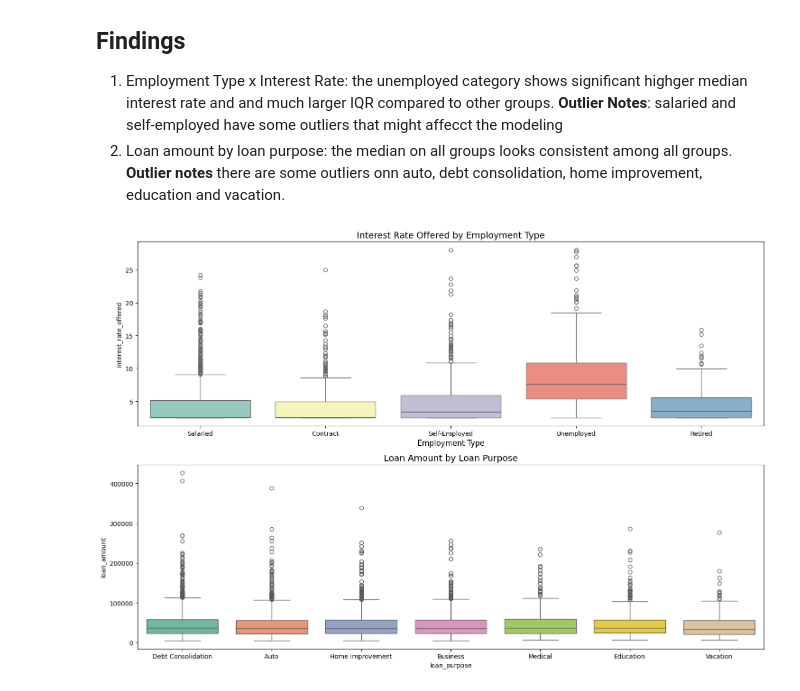
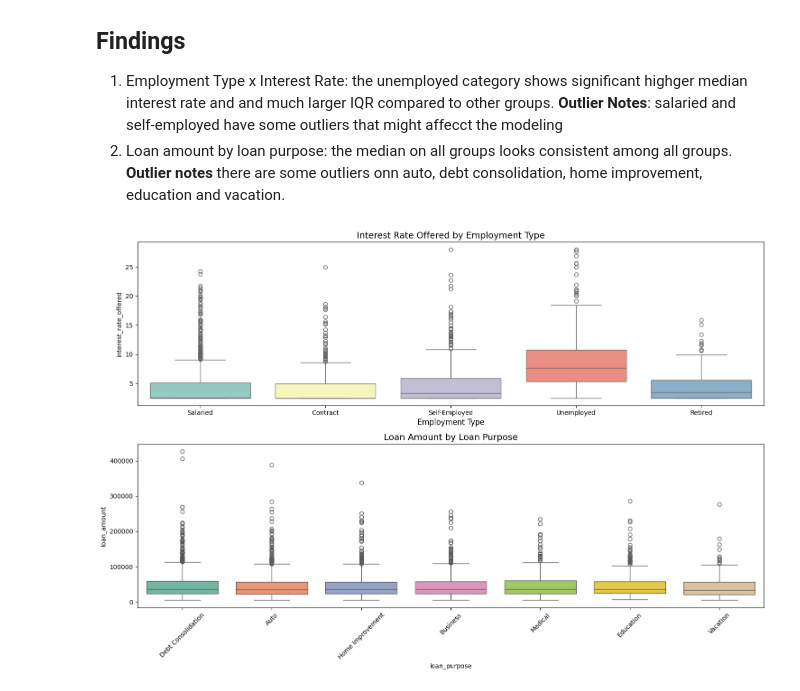
Before and after one commit to Wewds1/ML_Projects, a Jupyter notebook: Loan/notebooks/01_eda.ipynb, the cells around one changed output. Drawn from its saved outputs; the diff is of its cells as text; code cells hidden in the pictures.

```diff
--- a/Loan/notebooks/01_eda.ipynb
+++ b/Loan/notebooks/01_eda.ipynb
@@ -212,17 +212,18 @@ Investigating how numerical values (like the target variable `interest_rate_offe
 # %%
 fig, ax = plt.subplots(2,1,  figsize=(15,10))
 
 
 sns.boxplot(data=df_copy, x='employment_type', y='interest_rate_offered', ax=ax[0], palette='Set3' ,hue='employment_type', legend=False)
 ax[0].set_title("Interest Rate Offered by Employment Type", fontsize=14)
 ax[0].set_xlabel("Employment Type", fontsize=12)
 
 
 sns.boxplot(data=df_copy, x='loan_purpose', y='loan_amount', ax=ax[1], palette='Set2' ,hue='loan_purpose', legend=False)
 ax[1].set_title("Loan Amount by Loan Purpose", fontsize=14)
+ax[1].tick_params(axis='x', rotation=45)
 plt.tight_layout()
 plt.savefig('../reports/cat_figures/numxcat_boxplot.png', dpi=300)
 plt.show()
 # %% [output]
-[figure, old version]
+[figure, new version]
 # %% [markdown]
```
Also changed, not shown: parts of 10 cells of this notebook, 9 other files.
